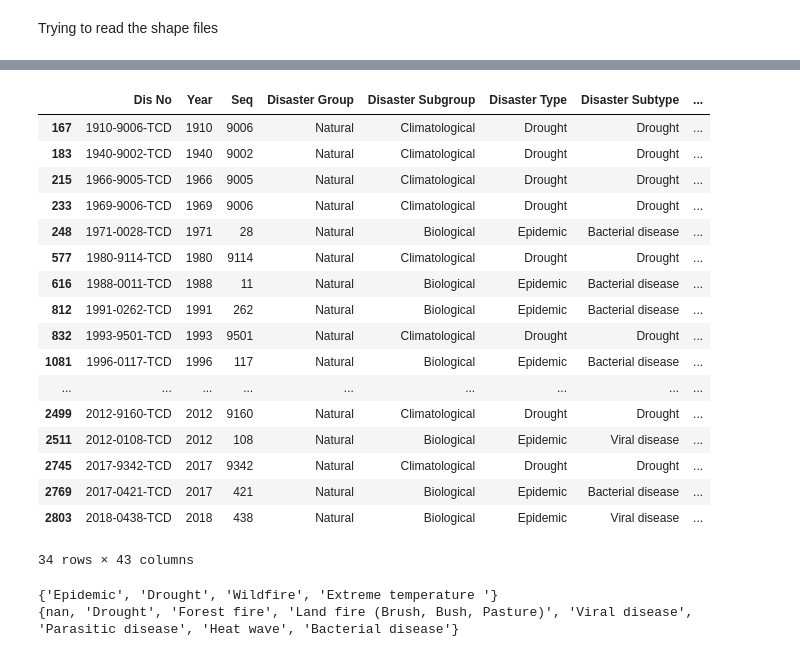
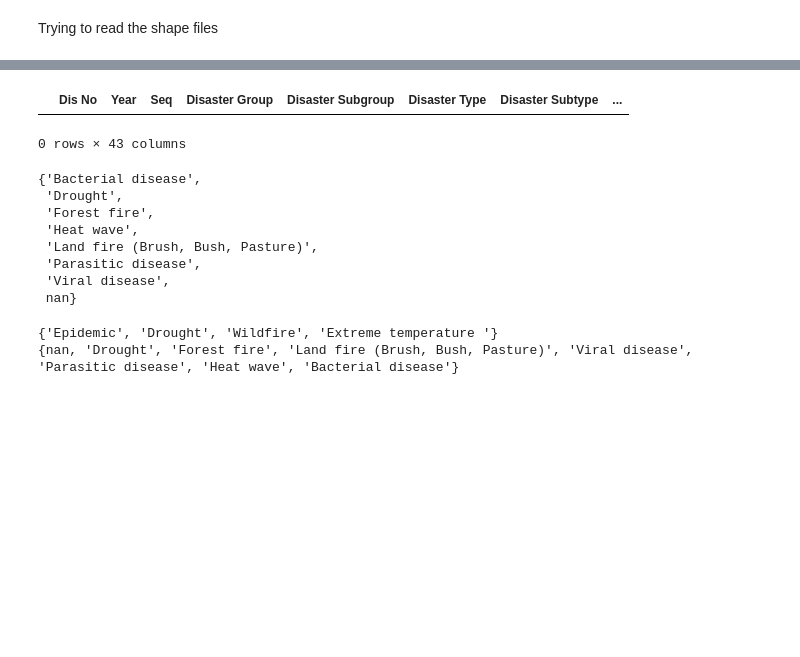
Before and after one commit to rubenkerkhofs/modern-data-analytics, a Jupyter notebook: Experimental Notebooks/Data Reading and Descriptives.ipynb, the cells around one changed output, grey strips where cells are left out. Drawn from its saved outputs; the diff is of its cells as text; code cells hidden in the pictures; blank space fills up the shorter version.

```diff
--- a/Experimental Notebooks/Data Reading and Descriptives.ipynb
+++ b/Experimental Notebooks/Data Reading and Descriptives.ipynb
@@ -59,28 +61,24 @@ gdf[gdf['ISO3'] == 'TCD']
 | 23277 | TCD90047 | TCD | 90047 |  | GORE | 3561.0 | 4079.0 | 4675.0 | 22.45030 | 32.685385 | ... |
 | 23307 | TCD90048 | TCD | 90048 |  | BAIBOKOUM | 4157.0 | 5088.0 | 6337.0 | 24.07970 | 32.942414 | ... |
 # %%
-disasters_df = pd.read_excel(data_files[0], skiprows = 6)
+stupid_file = [x for x in data_files if 'emdat' in x]
+disasters_df = pd.read_excel(stupid_file[0], skiprows = 6)
 disasters_df.columns
-disasters_df[disasters_df['ISO'] == 'TCD']
+disasters_df[(disasters_df['ISO'] == 'USA') & (disasters_df['Disaster Type'] == 'Heat wave')]
 # %% [output]
 |  | Dis No | Year | Seq | Disaster Group | Disaster Subgroup | Disaster Type | Disaster Subtype | ... |
-| 167 | 1910-9006-TCD | 1910 | 9006 | Natural | Climatological | Drought | Drought | ... |
-| 183 | 1940-9002-TCD | 1940 | 9002 | Natural | Climatological | Drought | Drought | ... |
-| 215 | 1966-9005-TCD | 1966 | 9005 | Natural | Climatological | Drought | Drought | ... |
-| 233 | 1969-9006-TCD | 1969 | 9006 | Natural | Climatological | Drought | Drought | ... |
-| 248 | 1971-0028-TCD | 1971 | 28 | Natural | Biological | Epidemic | Bacterial disease | ... |
-| 577 | 1980-9114-TCD | 1980 | 9114 | Natural | Climatological | Drought | Drought | ... |
-| 616 | 1988-0011-TCD | 1988 | 11 | Natural | Biological | Epidemic | Bacterial disease | ... |
-| 812 | 1991-0262-TCD | 1991 | 262 | Natural | Biological | Epidemic | Bacterial disease | ... |
-| 832 | 1993-9501-TCD | 1993 | 9501 | Natural | Climatological | Drought | Drought | ... |
-| 1081 | 1996-0117-TCD | 1996 | 117 | Natural | Biological | Epidemic | Bacterial disease | ... |
-| ... | ... | ... | ... | ... | ... | ... | ... | ... |
-| 2499 | 2012-9160-TCD | 2012 | 9160 | Natural | Climatological | Drought | Drought | ... |
-| 2511 | 2012-0108-TCD | 2012 | 108 | Natural | Biological | Epidemic | Viral disease | ... |
-| 2745 | 2017-9342-TCD | 2017 | 9342 | Natural | Climatological | Drought | Drought | ... |
-| 2769 | 2017-0421-TCD | 2017 | 421 | Natural | Biological | Epidemic | Bacterial disease | ... |
-| 2803 | 2018-0438-TCD | 2018 | 438 | Natural | Biological | Epidemic | Viral disease | ... |
-34 rows × 43 columns
+0 rows × 43 columns
+# %%
+set(disasters_df['Disaster Subtype'])
+# %% [output]
+{'Bacterial disease',
+ 'Drought',
+ 'Forest fire',
+ 'Heat wave',
+ 'Land fire (Brush, Bush, Pasture)',
+ 'Parasitic disease',
+ 'Viral disease',
+ nan}
 # %%
 print(set(disasters_df['Disaster Type']))
 print(set(disasters_df['Disaster Subtype']))
```
Also changed, not shown: parts of 1 cell of this notebook, 8 other files.
